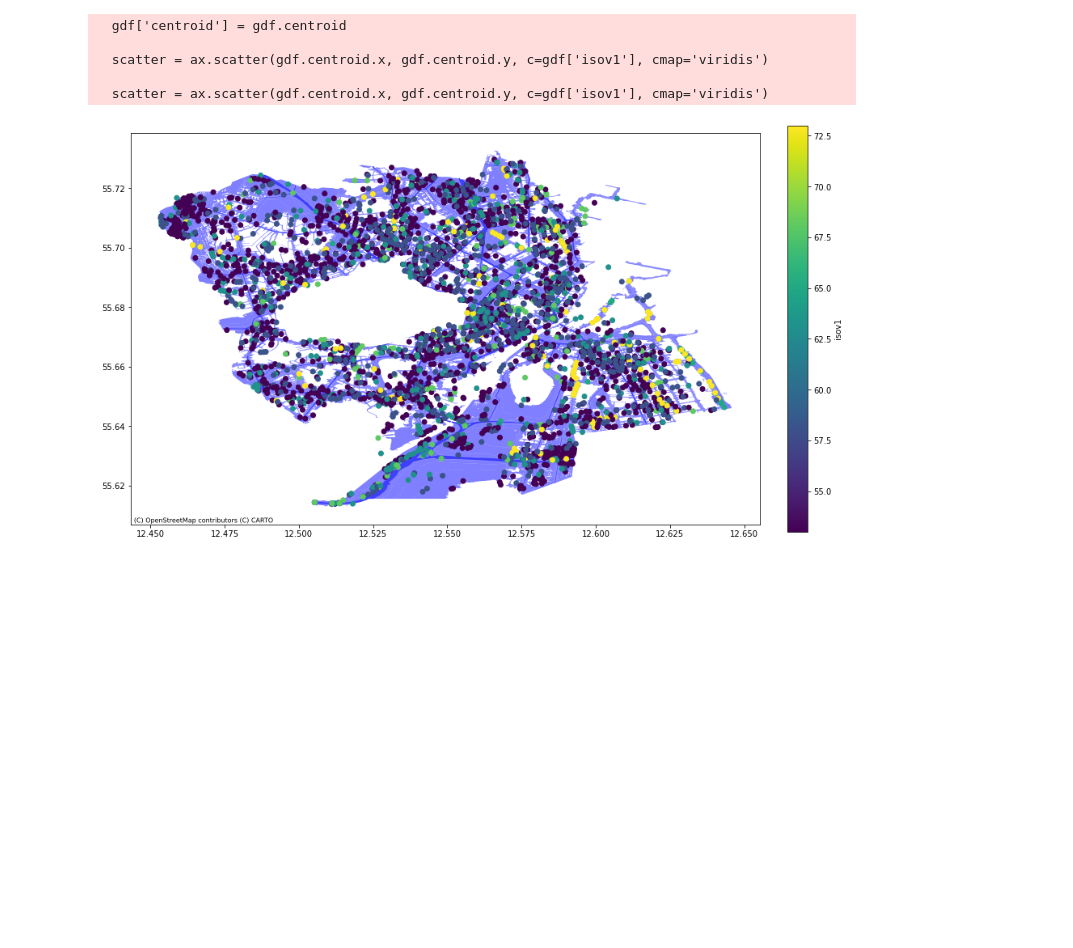
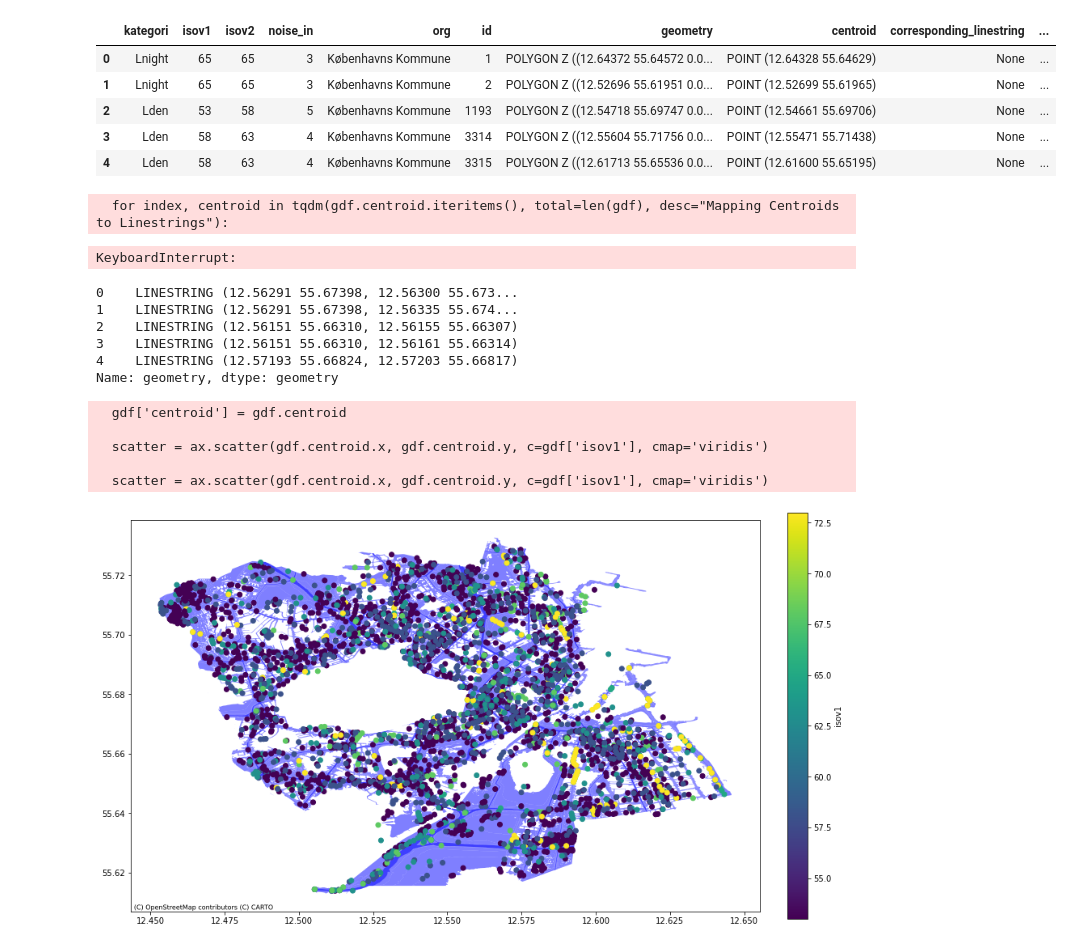
Before and after one commit to Marcus-Friis/geospatial-exam, a Jupyter notebook: notebooks/noise.ipynb, the cells around one changed output. Drawn from its saved outputs; the diff is of its cells as text; code cells hidden in the pictures; blank space fills up the shorter version.

```diff
--- a/notebooks/noise.ipynb
+++ b/notebooks/noise.ipynb
@@ -16,0 +120,6 @@ gdf.head().iloc[:100].explore()
+# %%
+# gdf['centroid'] = gdf.centroid
+# gdf['corresponding_linestring'] = None
+gdf['road_name'] = None
+
+gdf.centroid
@@ -17,3 +140,35 @@ gdf.head().iloc[:100].explore()
+# %%
+gdf.head(5)
+# %% [output]
+|  | kategori | isov1 | isov2 | noise_in | org | id | geometry | centroid | corresponding_linestring | ... |
+| 0 | Lnight | 65 | 65 | 3 | Københavns Kommune | 1 | POLYGON Z ((12.64372 55.64572 0.0... | POINT (12.64328 55.64629) | None | ... |
+| 1 | Lnight | 65 | 65 | 3 | Københavns Kommune | 2 | POLYGON Z ((12.52696 55.61951 0.0... | POINT (12.52699 55.61965) | None | ... |
+| 2 | Lden | 53 | 58 | 5 | Københavns Kommune | 1193 | POLYGON Z ((12.54718 55.69747 0.0... | POINT (12.54661 55.69706) | None | ... |
+| 3 | Lden | 58 | 63 | 4 | Københavns Kommune | 3314 | POLYGON Z ((12.55604 55.71756 0.0... | POINT (12.55471 55.71438) | None | ... |
+| 4 | Lden | 58 | 63 | 4 | Københavns Kommune | 3315 | POLYGON Z ((12.61713 55.65536 0.0... | POINT (12.61600 55.65195) | None | ... |
+# %%
+import geopandas as gpd
+from shapely.geometry import Point
+from tqdm import tqdm
+
+
+for index, centroid in tqdm(gdf.centroid.iteritems(), total=len(gdf), desc="Mapping Centroids to Linestrings"):
+    for index_edge, linestring in gdf_edges.iterrows():
+        if centroid.intersects(linestring['geometry']):
+            gdf.at[index, 'corresponding_linestring'] = index_edge
+            gdf["road_name"] = gdf_edges.id
+# %% [output]
+  for index, centroid in tqdm(gdf.centroid.iteritems(), total=len(gdf), desc="Mapping Centroids to Linestrings"):
+KeyboardInterrupt:
+# %%
+gdf_edges["geometry"].head(5)
+# %% [output]
+0    LINESTRING (12.56291 55.67398, 12.56300 55.673...
+1    LINESTRING (12.56291 55.67398, 12.56335 55.674...
+2    LINESTRING (12.56151 55.66310, 12.56155 55.66307)
+3    LINESTRING (12.56151 55.66310, 12.56161 55.66314)
+4    LINESTRING (12.57193 55.66824, 12.57203 55.66817)
+Name: geometry, dtype: geometry
 # %%
 ax = gdf.plot(figsize=(15, 15), color='blue', alpha=0.5)
 
```
Also changed, not shown: parts of 12 cells of this notebook.
